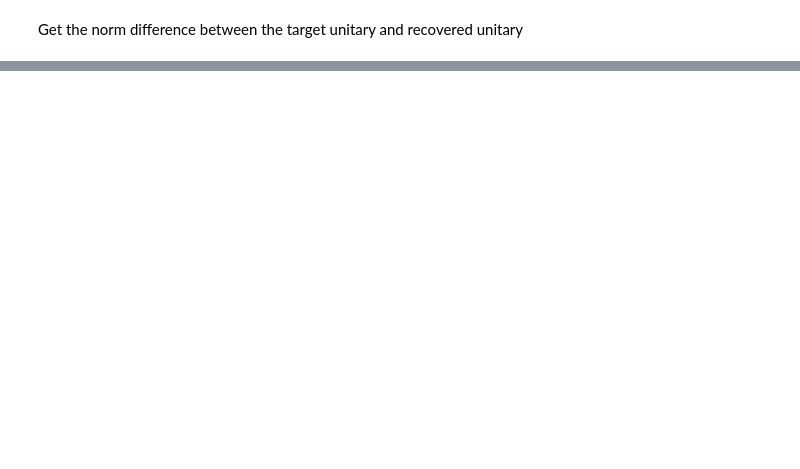
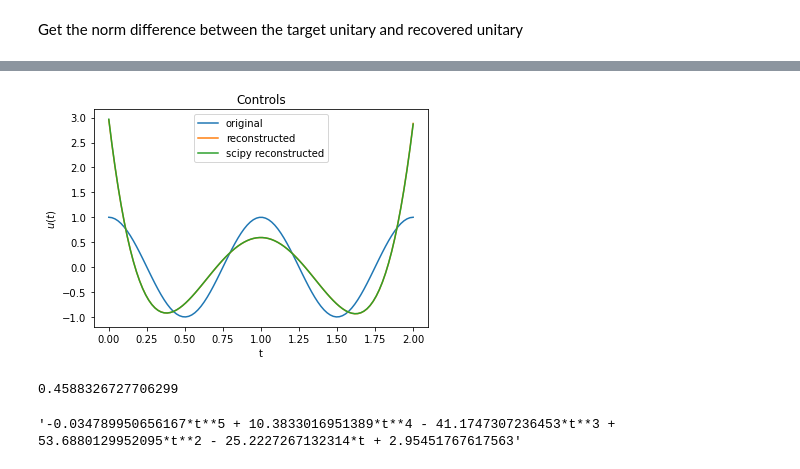
Before and after one commit to dibondar/QControlPolyOpt, a Jupyter notebook: coherent_control_via_comm_pop_dyson.ipynb, the cells around one changed output, grey strips where cells are left out. Saved outputs shown, nothing was run; the diff lists cells and outputs as text; code cells hidden in the pictures; blank space fills up the shorter version.

```diff
--- a/coherent_control_via_comm_pop_dyson.ipynb
+++ b/coherent_control_via_comm_pop_dyson.ipynb
@@ -158,0 +199,22 @@ Ug = propagator([H0, [V, u_reconstructed_str]], sys_params['T'])
+# %%
+t = np.linspace(0, sys_params['T'], 100)
+
+plt.title('Controls')
+plt.plot(t, u_original(t), label='original')
+plt.plot(t, u_reconstructed(t), label='reconstructed')
+plt.plot(t, u_scipy_reconstructed(t), label='scipy reconstructed')
+plt.ylabel('$u(t)$')
+plt.xlabel('t')
+plt.legend()
+plt.show()
+# %% [output]
+[figure, added]
+# %%
+Ug = propagator([H0, [V, u_scipy_reconstructed_str]], sys_params['T'])
+(Ug - U_target).norm()
+# %% [output]
+0.4588326727706299
+# %%
+u_reconstructed_str
+# %% [output]
+'-0.034789950656167*t**5 + 10.3833016951389*t**4 - 41.1747307236453*t**3 + 53.6880129952095*t**2 - 25.2227267132314*t + 2.95451767617563'
```
Also changed, not shown: parts of 12 cells of this notebook, 2 other files.
